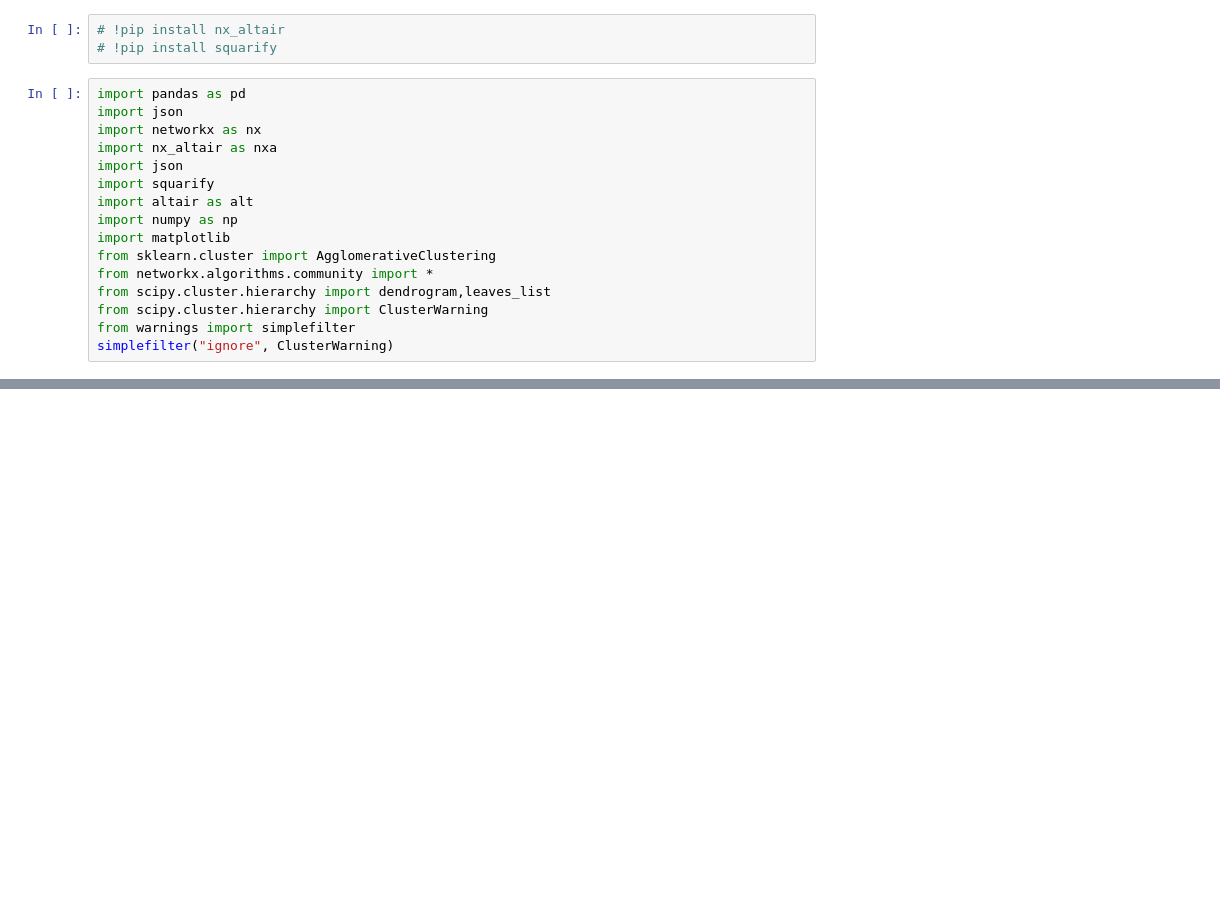
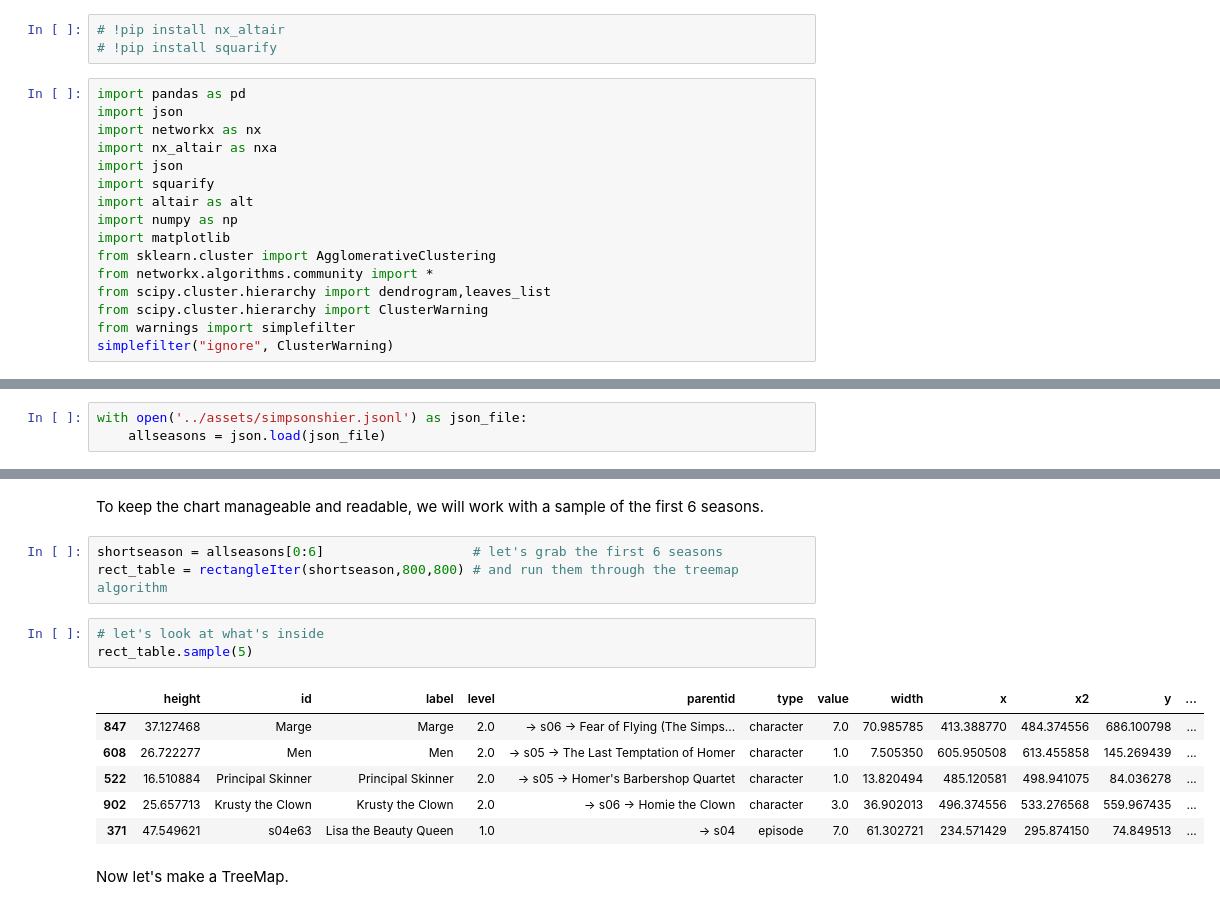
Before and after one commit to arbergmann/Portfolio, a Jupyter notebook: visualization_exercises/altair_simpsons.ipynb, the cells around one changed output, grey strips where cells are left out. Saved outputs shown, nothing was run; the diff lists cells and outputs as text; blank space fills up the shorter version.

```diff
--- a/visualization_exercises/altair_simpsons.ipynb
+++ b/visualization_exercises/altair_simpsons.ipynb
@@ -52,0 +59,3 @@ ______________________
+# %%
+with open('../assets/simpsonshier.jsonl') as json_file:
+    allseasons = json.load(json_file)
@@ -52,0 +147,17 @@ ______________________
+# %% [markdown]
+To keep the chart manageable and readable, we will work with a sample of the first 6 seasons.
+# %%
+shortseason = allseasons[0:6]                   # let's grab the first 6 seasons
+rect_table = rectangleIter(shortseason,800,800) # and run them through the treemap algorithm
+# %%
+# let's look at what's inside
+rect_table.sample(5)
+# %% [output]
+|  | height | id | label | level | parentid | type | value | width | x | x2 | y | ... |
+| 847 | 37.127468 | Marge | Marge | 2.0 | → s06 → Fear of Flying (The Simps... | character | 7.0 | 70.985785 | 413.388770 | 484.374556 | 686.100798 | ... |
+| 608 | 26.722277 | Men | Men | 2.0 | → s05 → The Last Temptation of Homer | character | 1.0 | 7.505350 | 605.950508 | 613.455858 | 145.269439 | ... |
+| 522 | 16.510884 | Principal Skinner | Principal Skinner | 2.0 | → s05 → Homer's Barbershop Quartet | character | 1.0 | 13.820494 | 485.120581 | 498.941075 | 84.036278 | ... |
+| 902 | 25.657713 | Krusty the Clown | Krusty the Clown | 2.0 | → s06 → Homie the Clown | character | 3.0 | 36.902013 | 496.374556 | 533.276568 | 559.967435 | ... |
+| 371 | 47.549621 | s04e63 | Lisa the Beauty Queen | 1.0 | → s04 | episode | 7.0 | 61.302721 | 234.571429 | 295.874150 | 74.849513 | ... |
+# %% [markdown]
+Now let's make a TreeMap.
```
Also changed, not shown: parts of 60 cells of this notebook, 18 other files.
